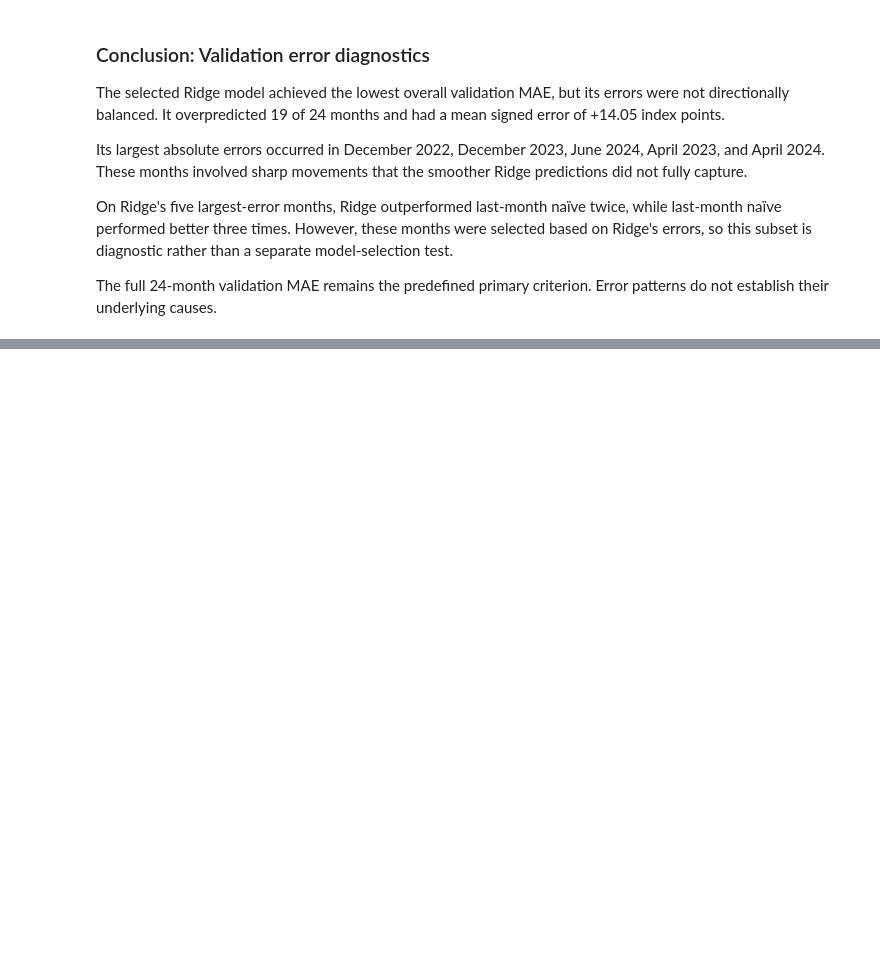
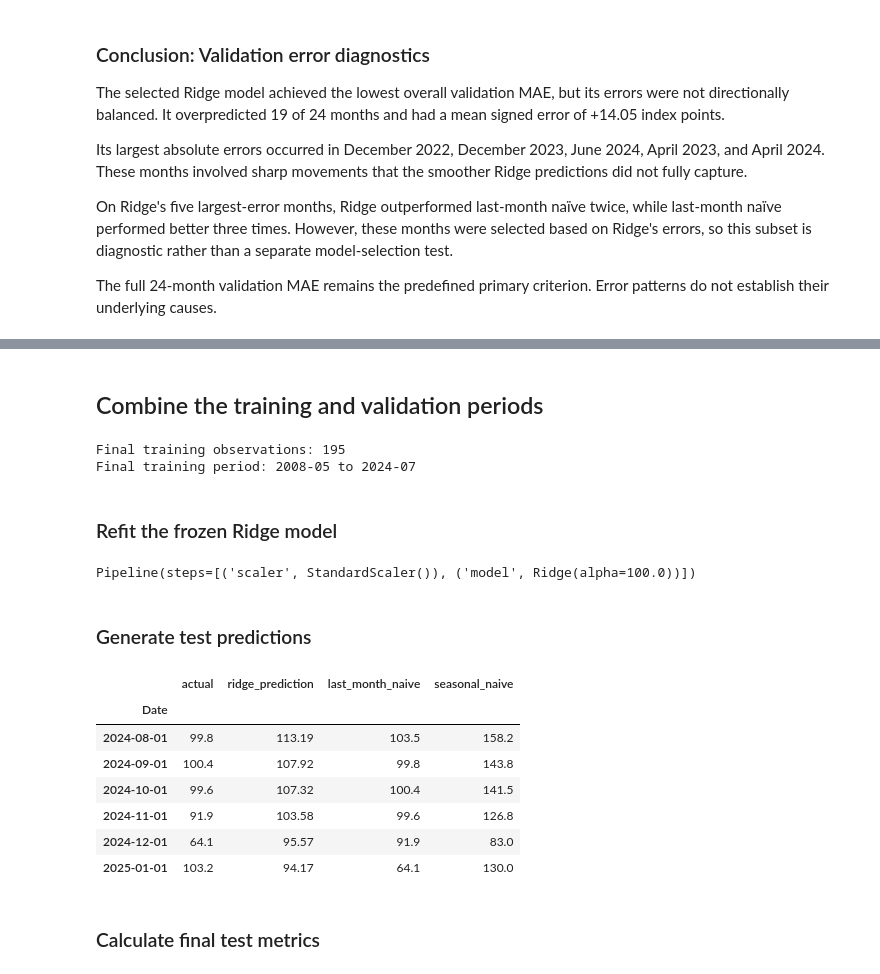
Before and after one commit to kamalpreetsinghh/nz-job-market-data-analysis, a Jupyter notebook: notebooks/06_monthly_forecasting.ipynb, the cells around one changed output, grey strips where cells are left out. Drawn from its saved outputs; the diff is of its cells as text; code cells hidden in the pictures; blank space fills up the shorter version.

```diff
--- a/notebooks/06_monthly_forecasting.ipynb
+++ b/notebooks/06_monthly_forecasting.ipynb
@@ -908,0 +940,78 @@ criterion. Error patterns do not establish their underlying causes.
+# %% [markdown]
+## Combine the training and validation periods
+# %%
+X_train_final = pd.concat([
+    X_train,
+    X_validation
+])
+
+y_train_final = pd.concat([
+    y_train,
+    y_validation
+])
+
+assert X_train_final.index.equals(y_train_final.index)
+assert X_train_final.index.max() < X_test.index.min()
+
+print("Final training observations:", len(X_train_final))
+print(
+    "Final training period:",
+    X_train_final.index.min().to_period("M"),
+    "to",
+    X_train_final.index.max().to_period("M")
+)
+# %% [output]
+Final training observations: 195
+Final training period: 2008-05 to 2024-07
+# %% [markdown]
+### Refit the frozen Ridge model
+# %%
+final_ridge_model = Pipeline([
+    ("scaler", StandardScaler()),
+    ("model", Ridge(alpha=100.0))
+])
+
+final_ridge_model.fit(
+    X_train_final[reduced_features],
+    y_train_final
+)
+# %% [output]
+Pipeline(steps=[('scaler', StandardScaler()), ('model', Ridge(alpha=100.0))])
+# %% [markdown]
+### Generate test predictions
+# %%
+ridge_test_predictions = pd.Series(
+    final_ridge_model.predict(
+        X_test[reduced_features]
+    ),
+    index=X_test.index,
+    name="ridge"
+)
+
+test_prediction_check = pd.DataFrame({
+    "actual": y_test,
+    "ridge_prediction": ridge_test_predictions,
+    "last_month_naive": baseline_forecasts.loc[
+        y_test.index,
+        "last_month_naive"
+    ],
+    "seasonal_naive": baseline_forecasts.loc[
+        y_test.index,
+        "seasonal_naive"
+    ]
+})
+
+assert test_prediction_check.notna().all().all()
+
+test_prediction_check.head(6).round(2)
+# %% [output]
+|  | actual | ridge_prediction | last_month_naive | seasonal_naive |
+| Date |  |  |  |  |
+| 2024-08-01 | 99.8 | 113.19 | 103.5 | 158.2 |
+| 2024-09-01 | 100.4 | 107.92 | 99.8 | 143.8 |
+| 2024-10-01 | 99.6 | 107.32 | 100.4 | 141.5 |
+| 2024-11-01 | 91.9 | 103.58 | 99.6 | 126.8 |
+| 2024-12-01 | 64.1 | 95.57 | 91.9 | 83.0 |
+| 2025-01-01 | 103.2 | 94.17 | 64.1 | 130.0 |
+# %% [markdown]
+### Calculate final test metrics
```
Also changed, not shown: parts of 10 cells of this notebook, 2 other files.
